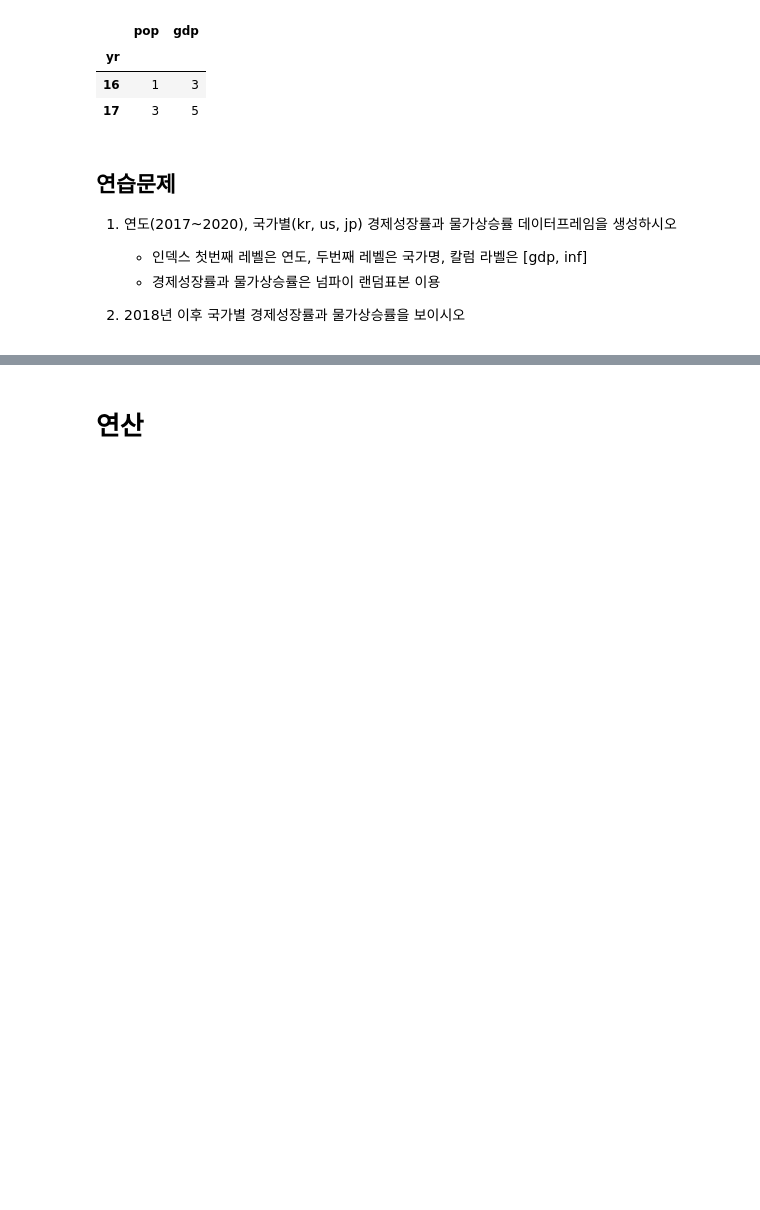
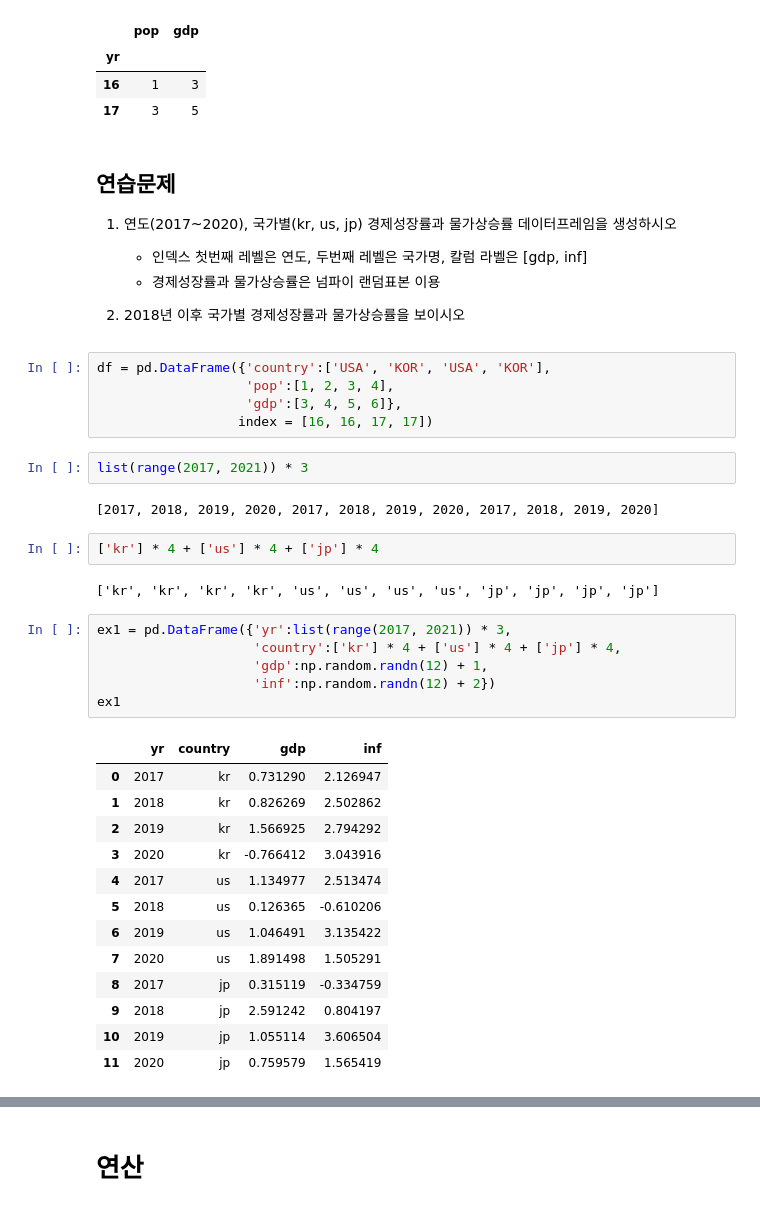
Before and after one commit to blue5070/python101, a Jupyter notebook: 1_3_pandas_1.ipynb, the cells around one changed output, grey strips where cells are left out. Drawn from its saved outputs; the diff is of its cells as text; blank space fills up the shorter version.

```diff
--- a/1_3_pandas_1.ipynb
+++ b/1_3_pandas_1.ipynb
@@ -333,3 +366,36 @@ df
     - 경제성장률과 물가상승률은 넘파이 랜덤표본 이용
 
 3.  2018년 이후 국가별 경제성장률과 물가상승률을 보이시오
+# %%
+df = pd.DataFrame({'country':['USA', 'KOR', 'USA', 'KOR'],
+                   'pop':[1, 2, 3, 4],
+                   'gdp':[3, 4, 5, 6]},
+                  index = [16, 16, 17, 17])
+# %%
+list(range(2017, 2021)) * 3
+# %% [output]
+[2017, 2018, 2019, 2020, 2017, 2018, 2019, 2020, 2017, 2018, 2019, 2020]
+# %%
+['kr'] * 4 + ['us'] * 4 + ['jp'] * 4
+# %% [output]
+['kr', 'kr', 'kr', 'kr', 'us', 'us', 'us', 'us', 'jp', 'jp', 'jp', 'jp']
+# %%
+ex1 = pd.DataFrame({'yr':list(range(2017, 2021)) * 3,
+                    'country':['kr'] * 4 + ['us'] * 4 + ['jp'] * 4,
+                    'gdp':np.random.randn(12) + 1,
+                    'inf':np.random.randn(12) + 2})
+ex1
+# %% [output]
+|  | yr | country | gdp | inf |
+| 0 | 2017 | kr | 0.731290 | 2.126947 |
+| 1 | 2018 | kr | 0.826269 | 2.502862 |
+| 2 | 2019 | kr | 1.566925 | 2.794292 |
+| 3 | 2020 | kr | -0.766412 | 3.043916 |
+| 4 | 2017 | us | 1.134977 | 2.513474 |
+| 5 | 2018 | us | 0.126365 | -0.610206 |
+| 6 | 2019 | us | 1.046491 | 3.135422 |
+| 7 | 2020 | us | 1.891498 | 1.505291 |
+| 8 | 2017 | jp | 0.315119 | -0.334759 |
+| 9 | 2018 | jp | 2.591242 | 0.804197 |
+| 10 | 2019 | jp | 1.055114 | 3.606504 |
+| 11 | 2020 | jp | 0.759579 | 1.565419 |
```
Also changed, not shown: parts of 39 cells of this notebook.
